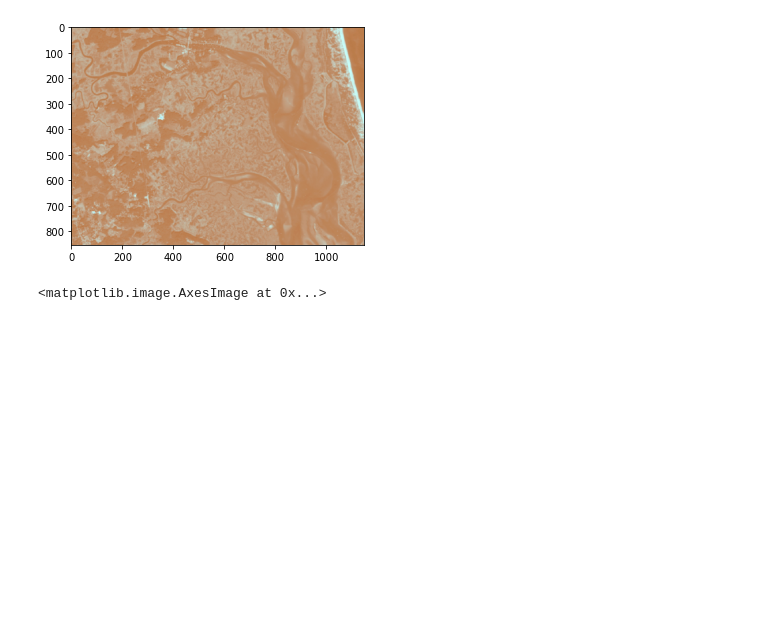
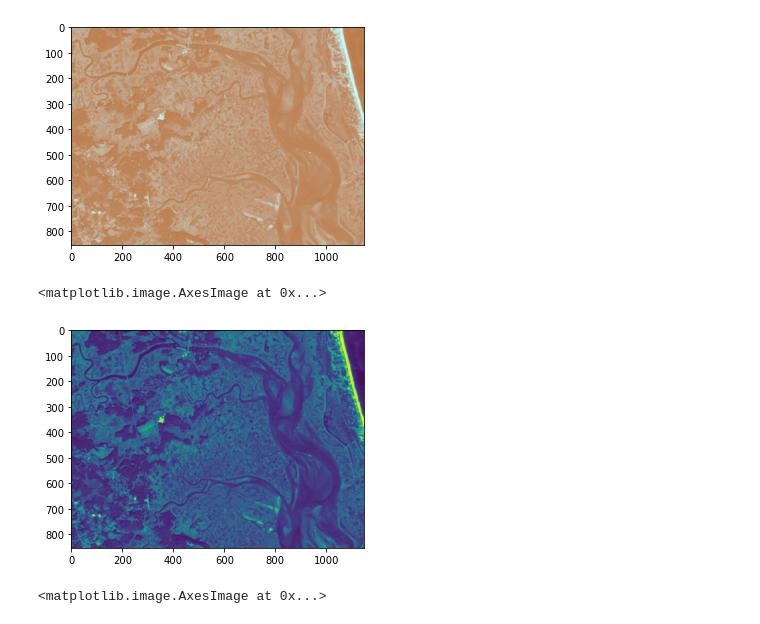
Before and after one commit to colefranks/MarshBoundaries, a Jupyter notebook: MarshBoundaries.ipynb, the cells around one changed output. Drawn from its saved outputs; the diff is of its cells as text; code cells hidden in the pictures; blank space fills up the shorter version.

```diff
--- a/MarshBoundaries.ipynb
+++ b/MarshBoundaries.ipynb
@@ -55,6 +59,18 @@ plt.imshow(marsh_images[7])
 # %% [output]
 <matplotlib.image.AxesImage at 0x...>
 [figure]
+# %%
+#convert to grayscale
+#gray_marsh = cv.cvtColor(marsh_images[7], cv.COLOR_BGR2GRAY)
+#plt.imshow(gray_marsh)
+
+marsh_images_gray = []
+for im in marsh_images:
+    marsh_images_gray.append(cv.cvtColor(im, cv.COLOR_BGR2GRAY))
+plt.imshow(marsh_images_gray[7])
+# %% [output]
+<matplotlib.image.AxesImage at 0x...>
+[figure, added]
 # %%
 marsh_mask = cv.imread("marsh_mask.jpg")
 gray_mask = cv.cvtColor(marsh_mask, cv.COLOR_BGR2GRAY)
```
Also changed, not shown: parts of 35 cells of this notebook, 1 other file.
